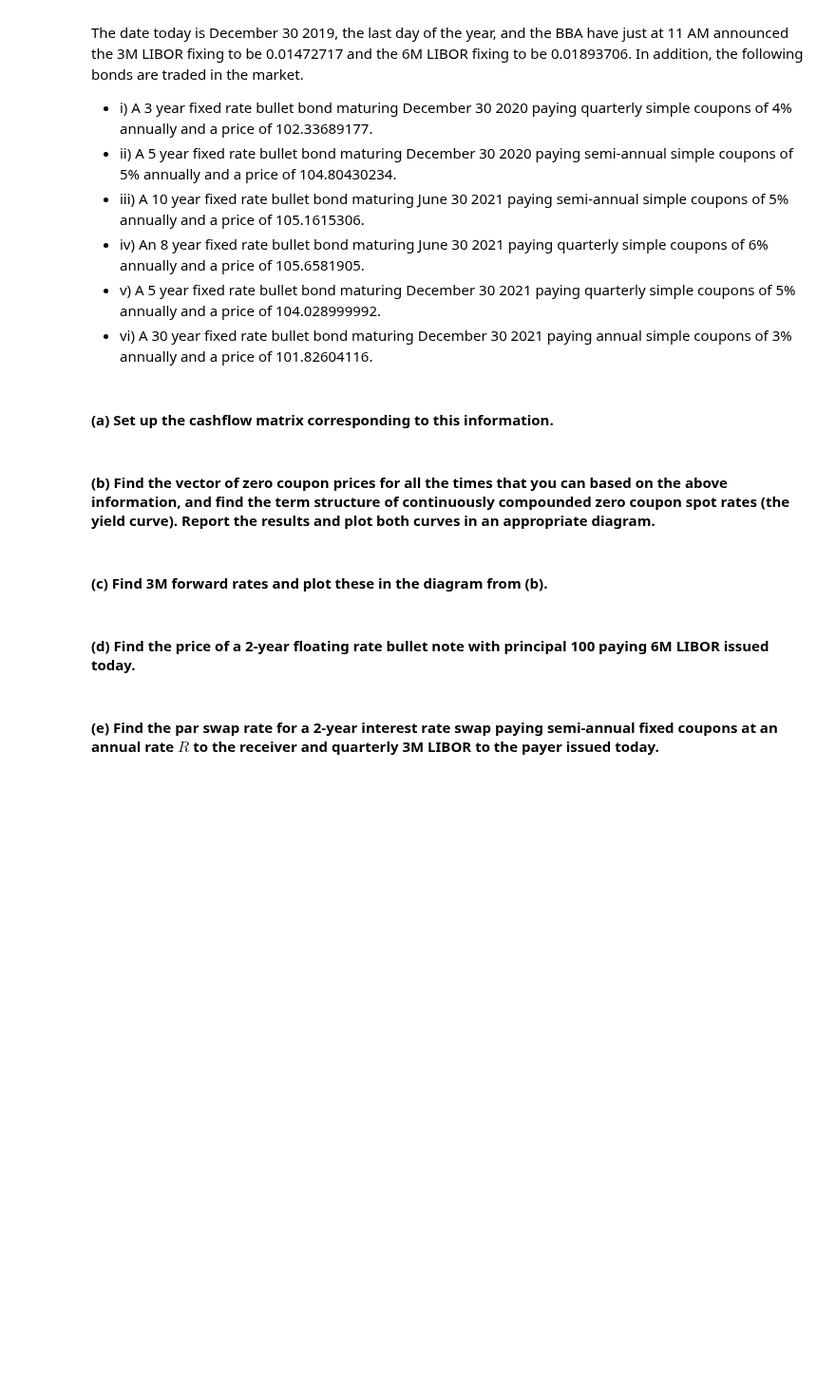
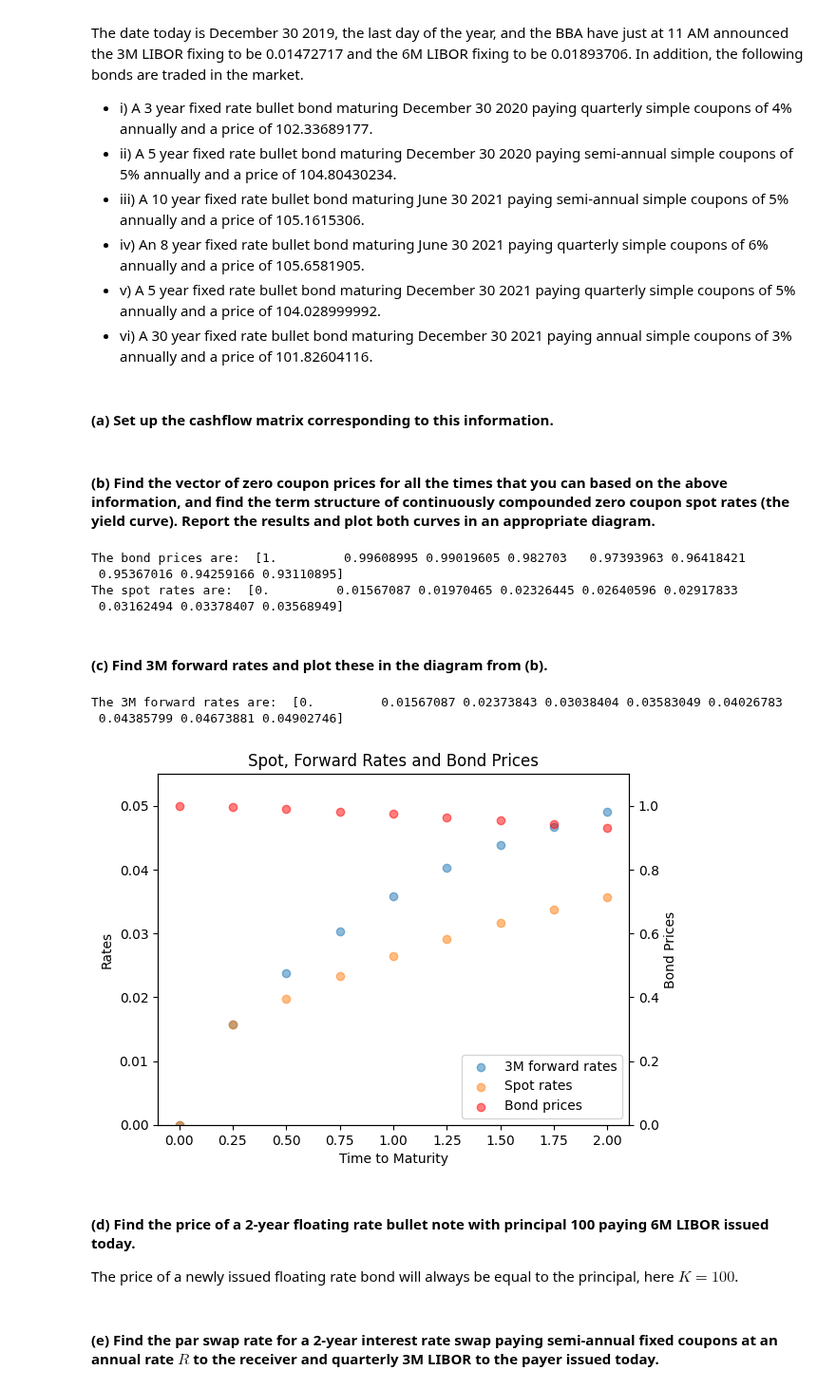
Before and after one commit to johanoelgaard/FixedIncome, a Jupyter notebook: Problem Set 1/ps1.ipynb, the cells around one changed output. Shown at 95% size. Cells and saved outputs as stored; diff of their text form; code cells hidden in the pictures; blank space fills up the shorter version.

```diff
--- a/Problem Set 1/ps1.ipynb
+++ b/Problem Set 1/ps1.ipynb
@@ -137,7 +134,67 @@ cash_flow_libor[2,:] = [0, 0,1+L_6M/2,0,0,0,0,0,0]
 pi = np.array([102.33689177,104.80430234,105.1615306,105.6581905,104.02899992,101.82604116])
 # %% [markdown]
 #### (b) Find the vector of zero coupon prices for all the times that you can based on the above information, and find the term structure of continuously compounded zero coupon spot rates (the yield curve). Report the results and plot both curves in an appropriate diagram.
+# %%
+# set up vectors
+p, r = np.ones([M]), np.zeros([M])
+
+# set up vectors for the solution
+p[1], p[2] = 1/(1+L_3M*ttm[1]), 1/(1+L_6M*ttm[2])
+
+y = pi-p[0]*cash_flow[:,0]-p[1]*cash_flow[:,1]-p[2]*cash_flow[:,2]
+
+x = cash_flow[:,3:]
+
+p[3:M] = np.linalg.solve(x,y)
+
+# calculate the forward rates
+for i in range(1,M):
+    r[i] = -np.log(p[i])/ttm[i]
+# %%
+print("The bond prices are: ", p)
+print("The spot rates are: ", r)
+# %% [output]
+The bond prices are:  [1.         0.99608995 0.99019605 0.982703   0.97393963 0.96418421
+ 0.95367016 0.94259166 0.93110895]
+The spot rates are:  [0.         0.01567087 0.01970465 0.02326445 0.02640596 0.02917833
+ 0.03162494 0.03378407 0.03568949]
 # %% [markdown]
 #### (c) Find 3M forward rates and plot these in the diagram from (b).
+# %%
+f_3M = np.zeros([M])
+f_3M[0] = r[0]
+for i in range(1,M):
+    f_3M[i] = -(np.log(p[i])-np.log(p[i-1]))/(ttm[i]-ttm[i-1])
+# %%
+print("The 3M forward rates are: ", f_3M)
+# %% [output]
+The 3M forward rates are:  [0.         0.01567087 0.02373843 0.03038404 0.03583049 0.04026783
+ 0.04385799 0.04673881 0.04902746]
+# %%
+# Plot spot and forward rates
+fig, ax1 = plt.subplots()
+
+scatter1 = ax1.scatter(ttm, f_3M, label='3M forward rates', alpha=0.5)
+scatter2 = ax1.scatter(ttm, r, label='Spot rates', alpha=0.5)
+ax1.set_ylim([0, 0.055])
+ax1.set_xlabel('Time to Maturity')
+ax1.set_ylabel('Rates')
+
+# Add bond prices to the plot on the right axis
+ax2 = ax1.twinx()
+scatter3 = ax2.scatter(ttm, p, label='ZCB prices', color='red', alpha=0.5)
+ax2.set_ylim([0, 1.1])
+ax2.set_ylabel('Bond Prices')
+
+# Combine legends
+scatters = [scatter1, scatter2, scatter3]
+labels = [scatter.get_label() for scatter in scatters]
+ax1.legend(scatters, labels, loc='lower right')
+
+plt.title('Spot, Forward Rates and Bond Prices')
+plt.show()
+# %% [output]
+[figure, added]
 # %% [markdown]
 #### (d) Find the price of a 2-year floating rate bullet note with principal 100 paying 6M LIBOR issued today.
+The price of a newly issued floating rate bond will always be equal to the principal, here $K = 100$.
```
Also changed, not shown: parts of 9 cells of this notebook, 3 other files.
